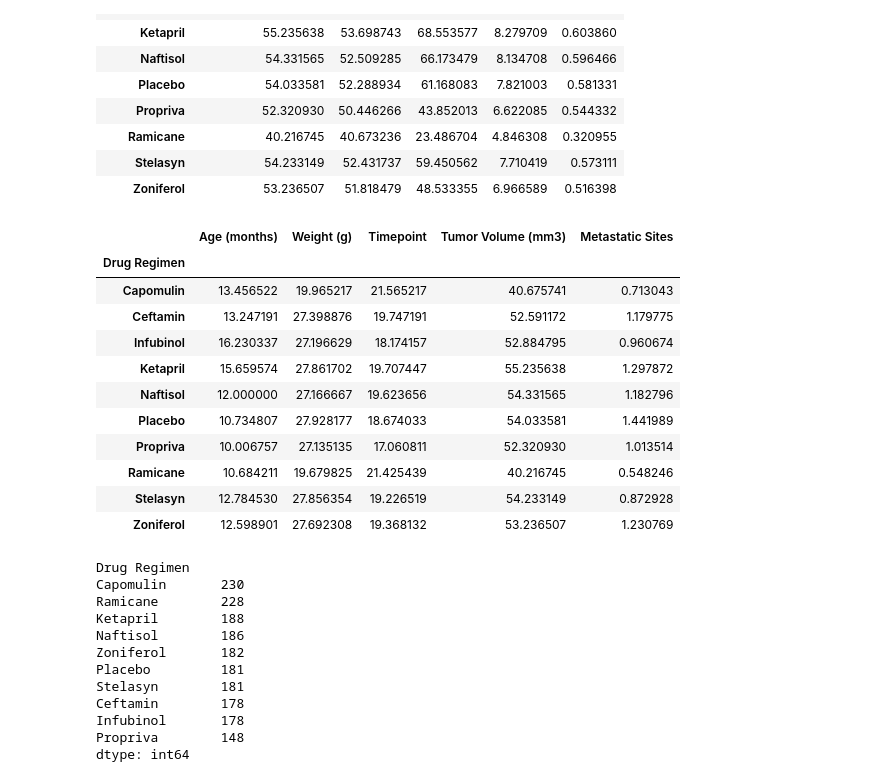
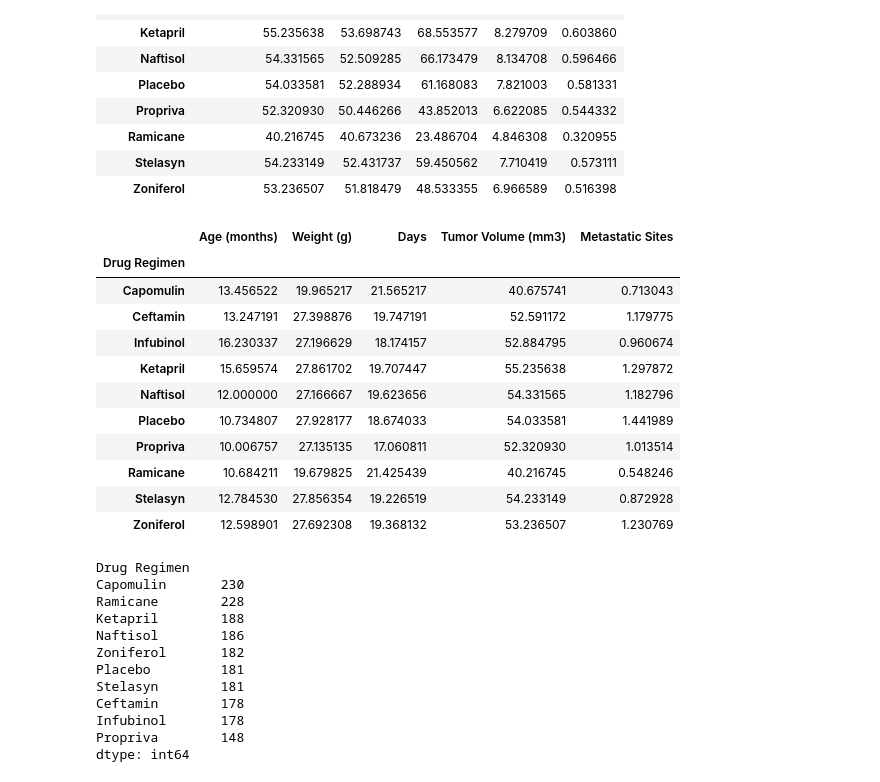
Before and after one commit to jj-krehbiel/lab-mice-visualizations, a Jupyter notebook: Main.ipynb, the cells around one changed output. Saved outputs shown, nothing was run; the diff lists cells and outputs as text; code cells hidden in the pictures.

```diff
--- a/Main.ipynb
+++ b/Main.ipynb
@@ -98,10 +104,10 @@ tumor_group.agg(['mean', 'median', 'var', 'std', 'sem'])
 # %%
 #Group cleaned data frame by drug regimen
 drug_group = clean_mouse_study.groupby(["Drug Regimen"]).mean()
-rn_drug_group = drug_group.rename(columns={"Age_months":"Age (months)"})
+rn_drug_group = drug_group.rename(columns={"Age_months":"Age (months)","Timepoint":"Days"})
 rn_drug_group
 # %% [output]
-|  | Age (months) | Weight (g) | Timepoint | Tumor Volume (mm3) | Metastatic Sites |
+|  | Age (months) | Weight (g) | Days | Tumor Volume (mm3) | Metastatic Sites |
 | Drug Regimen |  |  |  |  |  |
 | Capomulin | 13.456522 | 19.965217 | 21.565217 | 40.675741 | 0.713043 |
 | Ceftamin | 13.247191 | 27.398876 | 19.747191 | 52.591172 | 1.179775 |
```
Also changed, not shown: parts of 4 cells of this notebook.
